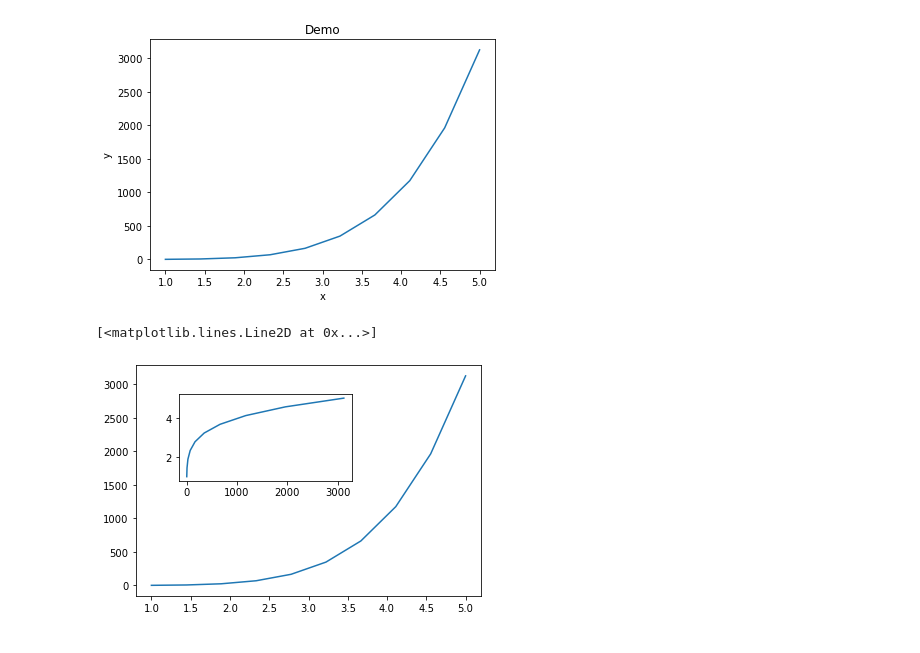
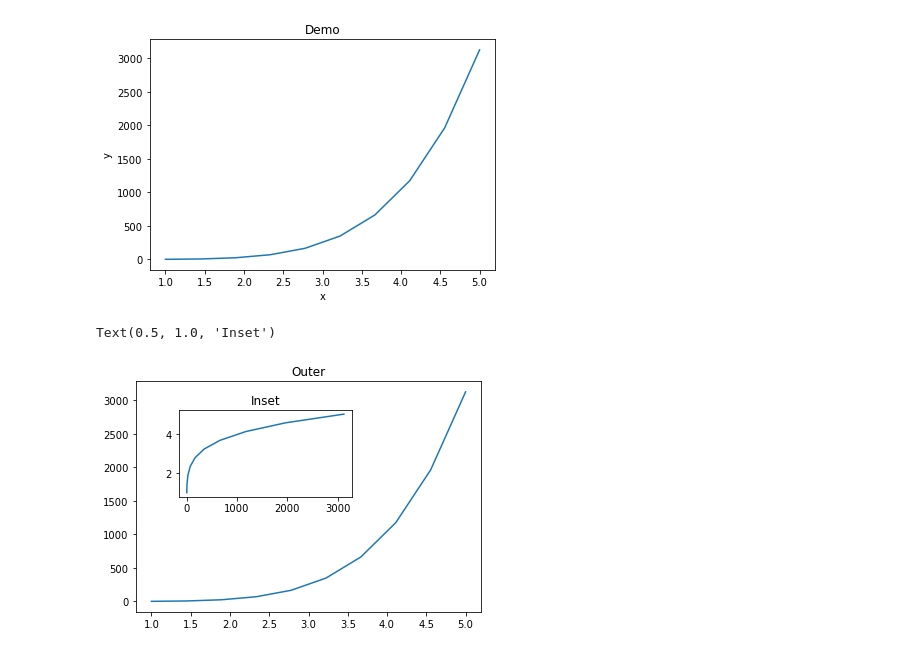
Before and after one commit to probe2k/webinar-2.0, a Jupyter notebook: crashcourse.ipynb, the cells around one changed output. Drawn from its saved outputs; the diff is of its cells as text; code cells hidden in the pictures.

```diff
--- a/crashcourse.ipynb
+++ b/crashcourse.ipynb
@@ -1069,12 +1069,14 @@ axes.set_title('Demo')
 # %%
 # To understand the parameter we sent to the figure method call, let's try recreating the 2 plots on one canvas approach.
 fig = plt.figure()
 a1 = fig.add_axes([0.1, 0.1, 0.8, 0.8])
 a2 = fig.add_axes([0.2, 0.5, 0.4, 0.3])
 a1.plot(x, y)
+a1.set_title('Outer')
 a2.plot(y, x)
+a2.set_title('Inset')
 # %% [output]
-[<matplotlib.lines.Line2D at 0x...>]
+Text(0.5, 1.0, 'Inset')
-[figure, old version]
+[figure, new version]
 # %%
 # And basically we have a plot integrated within another plot on the same canvas. Note that you can define these offsets and dimensionalities over and over with better measures to manually redraw to that. And we see the mappings corresponding to such figures.
```
Also changed, not shown: parts of 11 cells of this notebook.
